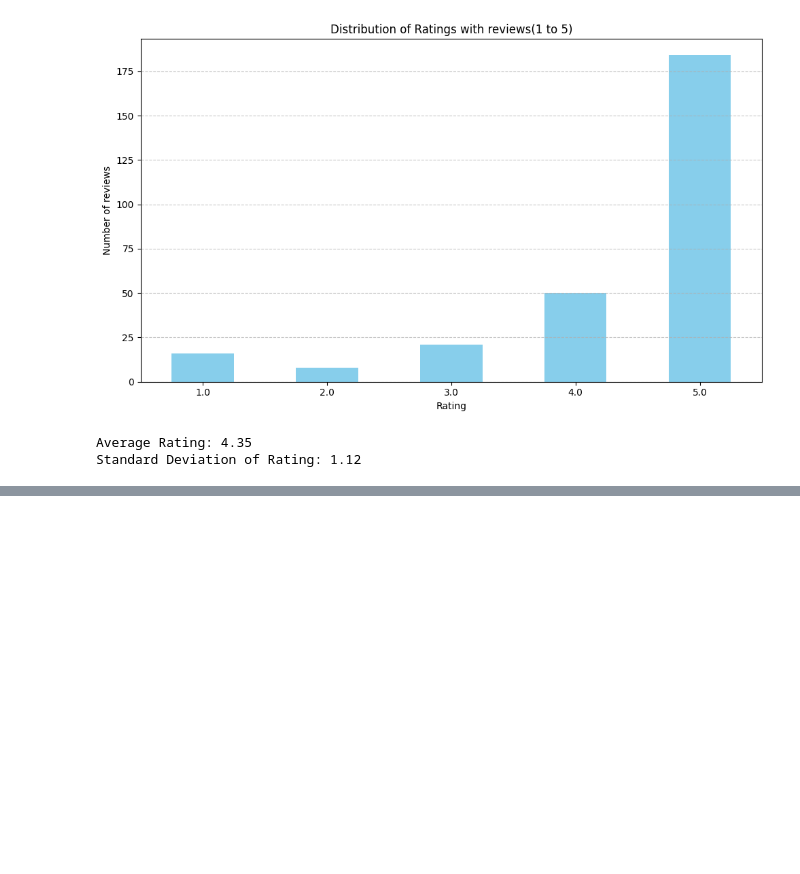
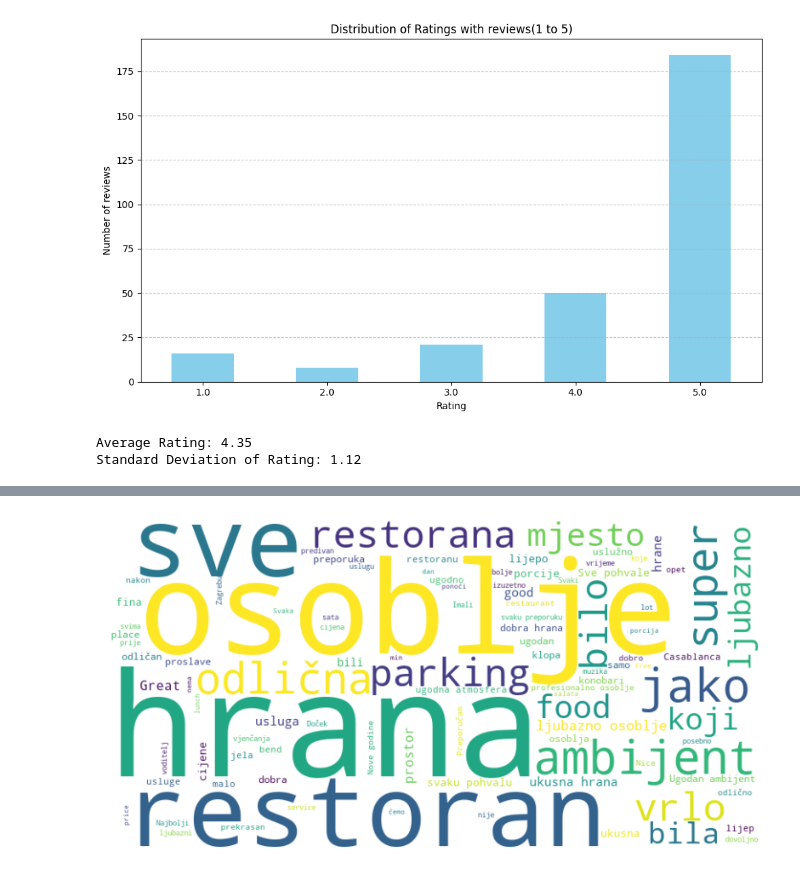
Before and after one commit to IvanVatroslav/RedditSentimentAnalysis, a Jupyter notebook: main.ipynb, the cells around one changed output, grey strips where cells are left out. Drawn from its saved outputs; the diff is of its cells as text; code cells hidden in the pictures; blank space fills up the shorter version.

```diff
--- a/main.ipynb
+++ b/main.ipynb
@@ -80,0 +226,30 @@ Standard Deviation of Rating: 1.12
+# %%
+from wordcloud import WordCloud, STOPWORDS
+import matplotlib.pyplot as plt
+import pandas as pd
+
+# Load your dataset
+df = pd.read_csv('reviews_and_ratings_cleaned.csv')  # Adjust the filename as needed
+
+# Combine all reviews into a single string
+text = " ".join(review for review in df.Review)
+
+# List of stopwords to exclude
+# Define additional stopwords specific to your context
+additional_stopwords = {'za', 'je', 'na', 'u', 'i', 'da', 'su', 'smo', 'od', 'se', 'sa', 'mi', 'ali', 'sam', 'ne', 'bi',
+                        'po', 'bio', 'koja', 'koju', 'jer', 'ni', 'ok', 'tako', 'uz', 'što', 'još', 'ili', 's', 'ima',
+                        'nas', 'pa', 'bez', 'kako', 'kao', 'osim'}  # Add more words as needed
+
+# Combine the default STOPWORDS with your additional stopwords
+stopwords = set(STOPWORDS).union(additional_stopwords)
+# Generate a word cloud image
+wordcloud = WordCloud(stopwords=stopwords, background_color="white", max_words=100,
+                      width=800, height=400, contour_width=3, contour_color='steelblue').generate(text)
+
+# Display the generated image using matplotlib
+plt.figure(figsize=(10, 5))
+plt.imshow(wordcloud, interpolation='bilinear')
+plt.axis("off")
+plt.show()
+# %% [output]
+[figure, added]
```
Also changed, not shown: parts of 5 cells of this notebook, 3 other files.
